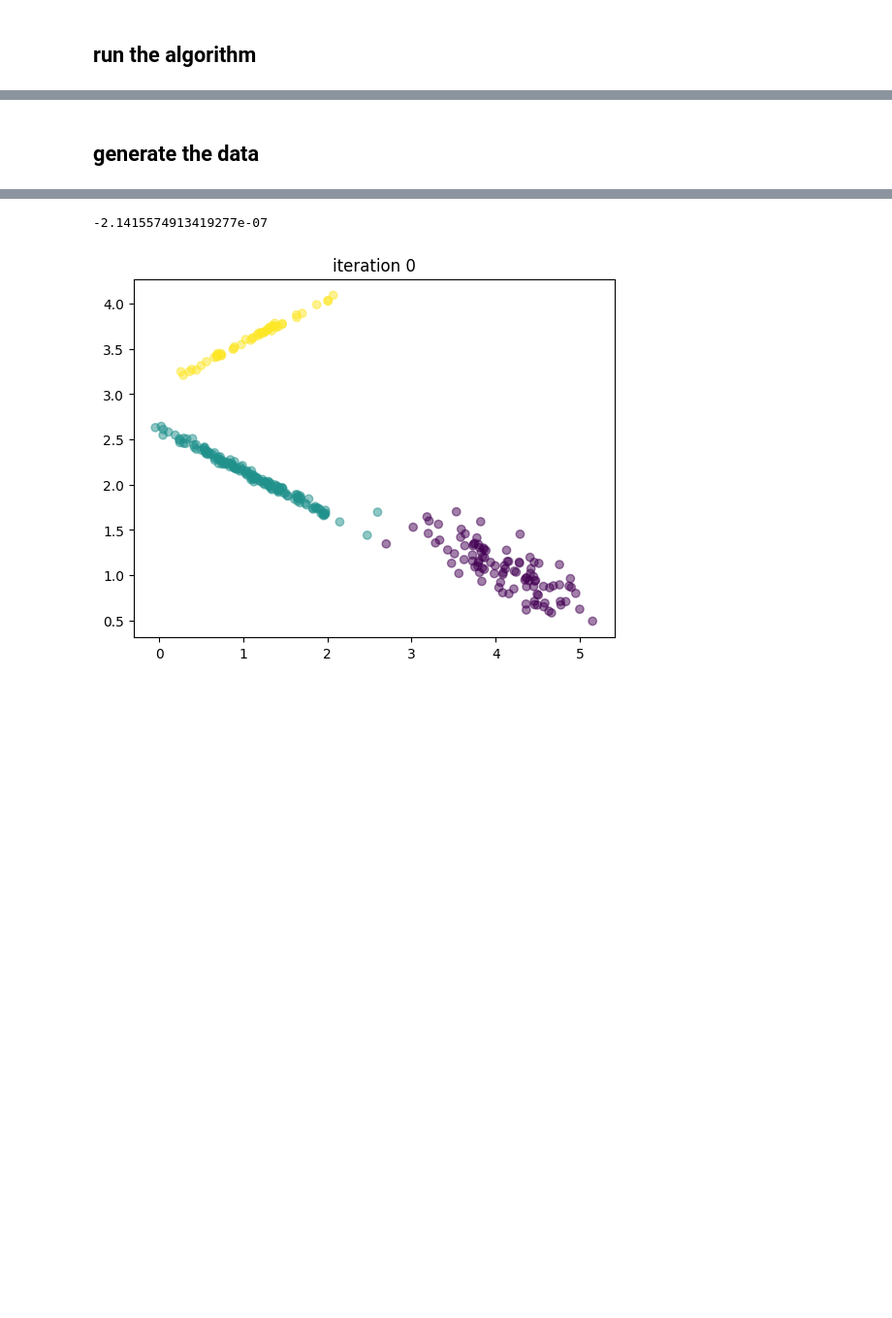
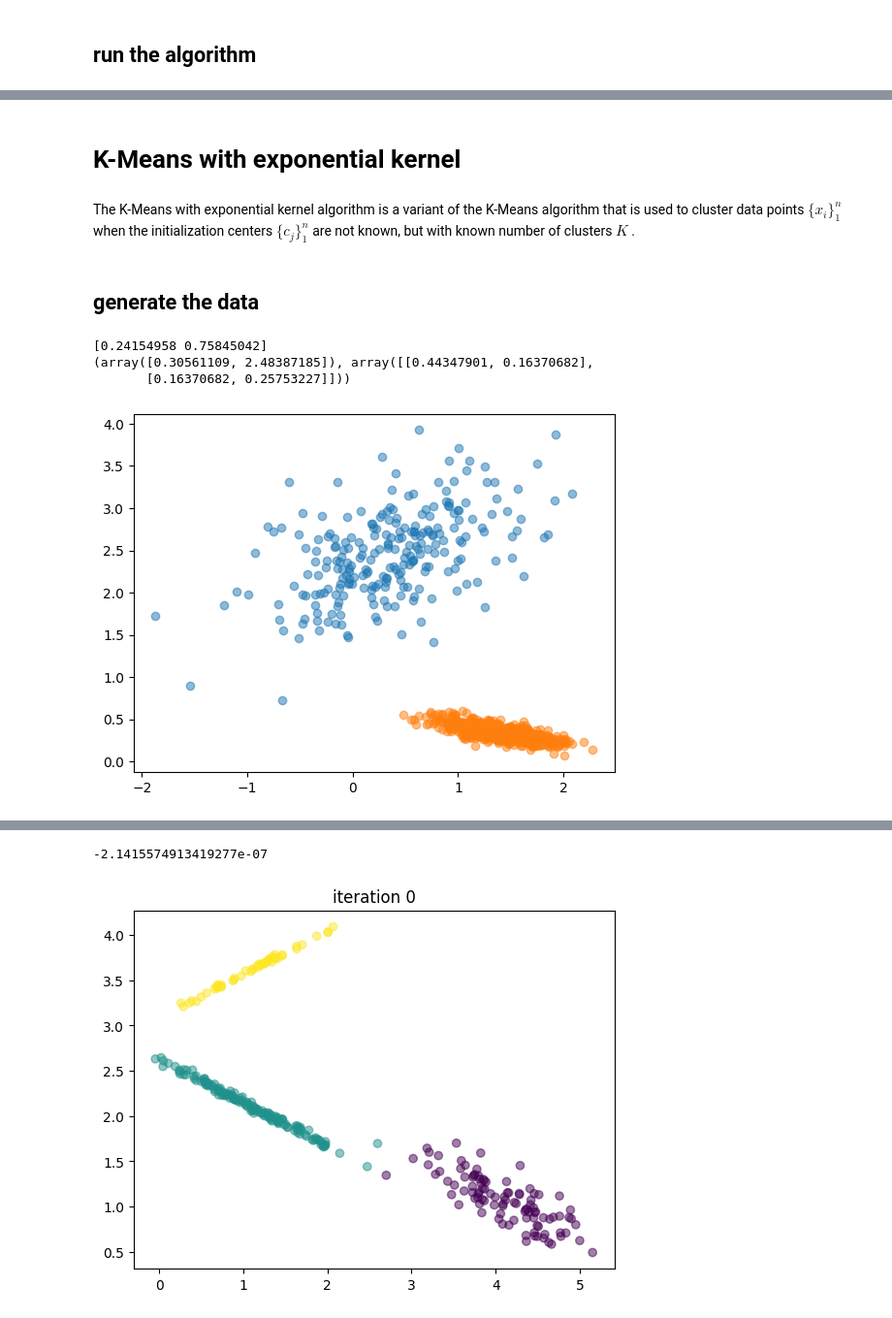
Before and after one commit to nadavo11/FCM_unsupervised_learning, a Jupyter notebook: Gath-Geva-clustering.ipynb, the cells around one changed output, grey strips where cells are left out. Shown at 97% size. Saved outputs shown, nothing was run; the diff lists cells and outputs as text; code cells hidden in the pictures; blank space fills up the shorter version.

```diff
--- a/Gath-Geva-clustering.ipynb
+++ b/Gath-Geva-clustering.ipynb
@@ -246,3 +274,7 @@ the algorithm, prorposed in the Gath-Geva algorithm paprt, is a six-step algorit
+# %% [markdown]
+# K-Means with exponential kernel
+# %% [markdown]
+The K-Means with exponential kernel algorithm is a variant of the K-Means algorithm that is used to cluster data points $\{x_i\}_1^n$ when the initialization centers $\{c_j\}_1^n$ are not known, but with known number of clusters $K$ .
 # %%
 def exponential_kernel(x, y, gamma):
     return np.exp(-gamma * np.linalg.norm(x - y)**2)
@@ -295,2 +328,18 @@ def WUOFC(data, K_max, max_iters = 50, fuzziness = 2, tol = 0.001):
 # %% [markdown]
 ## generate the data
+# %%
+
+K = 2
+d = 2
+N = 1000
+distance = 4
+max_iters = 50
+fuzziness = 2
+
+clusters, data, phi, sigma = generate_clusters(K,d,N=N,distance=distance)
+plot_clusters(clusters)
+# %% [output]
+[0.24154958 0.75845042]
+(array([0.30561109, 2.48387185]), array([[0.44347901, 0.16370682],
+       [0.16370682, 0.25753227]]))
+[figure, added]
```
Also changed, not shown: parts of 21 cells of this notebook.
